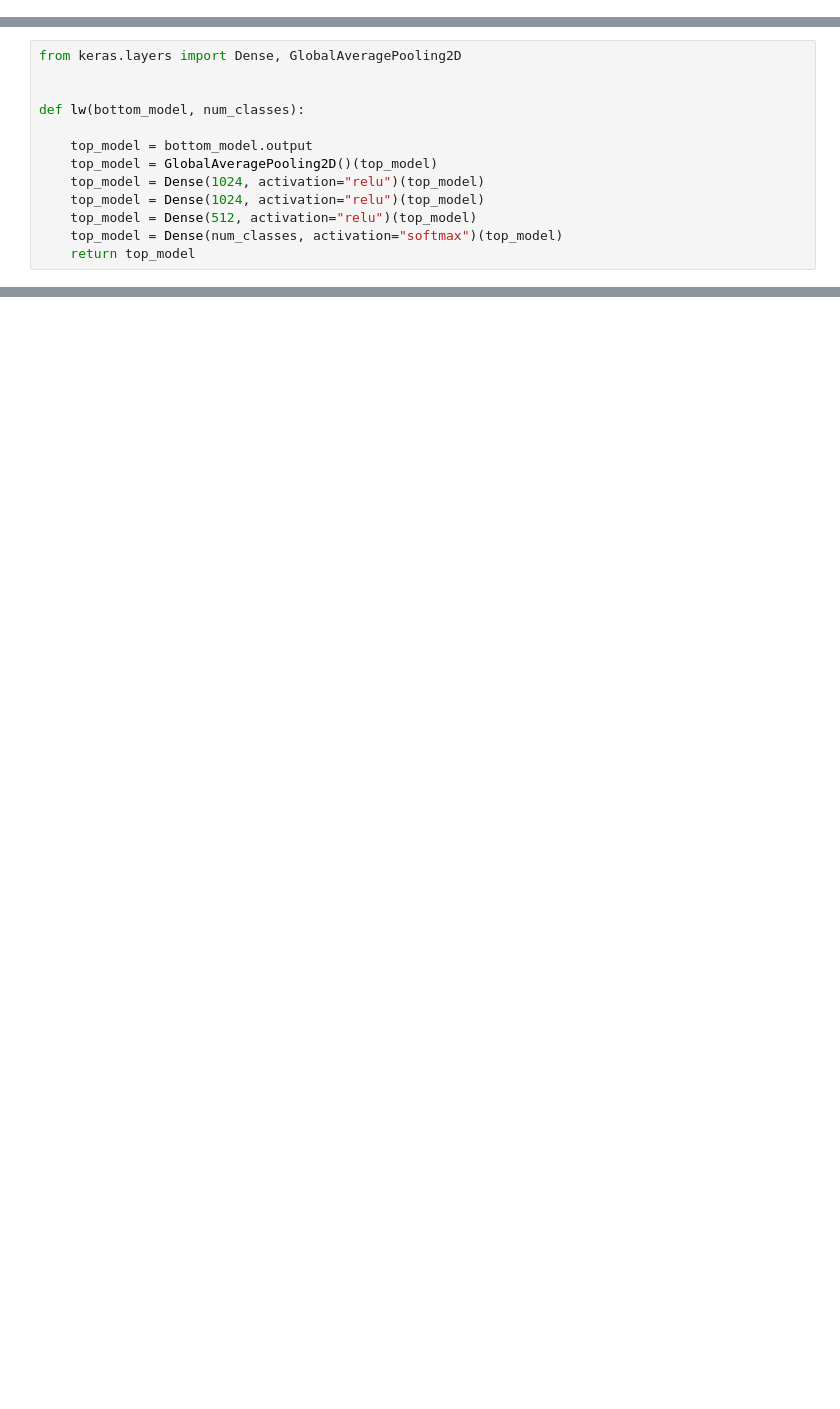
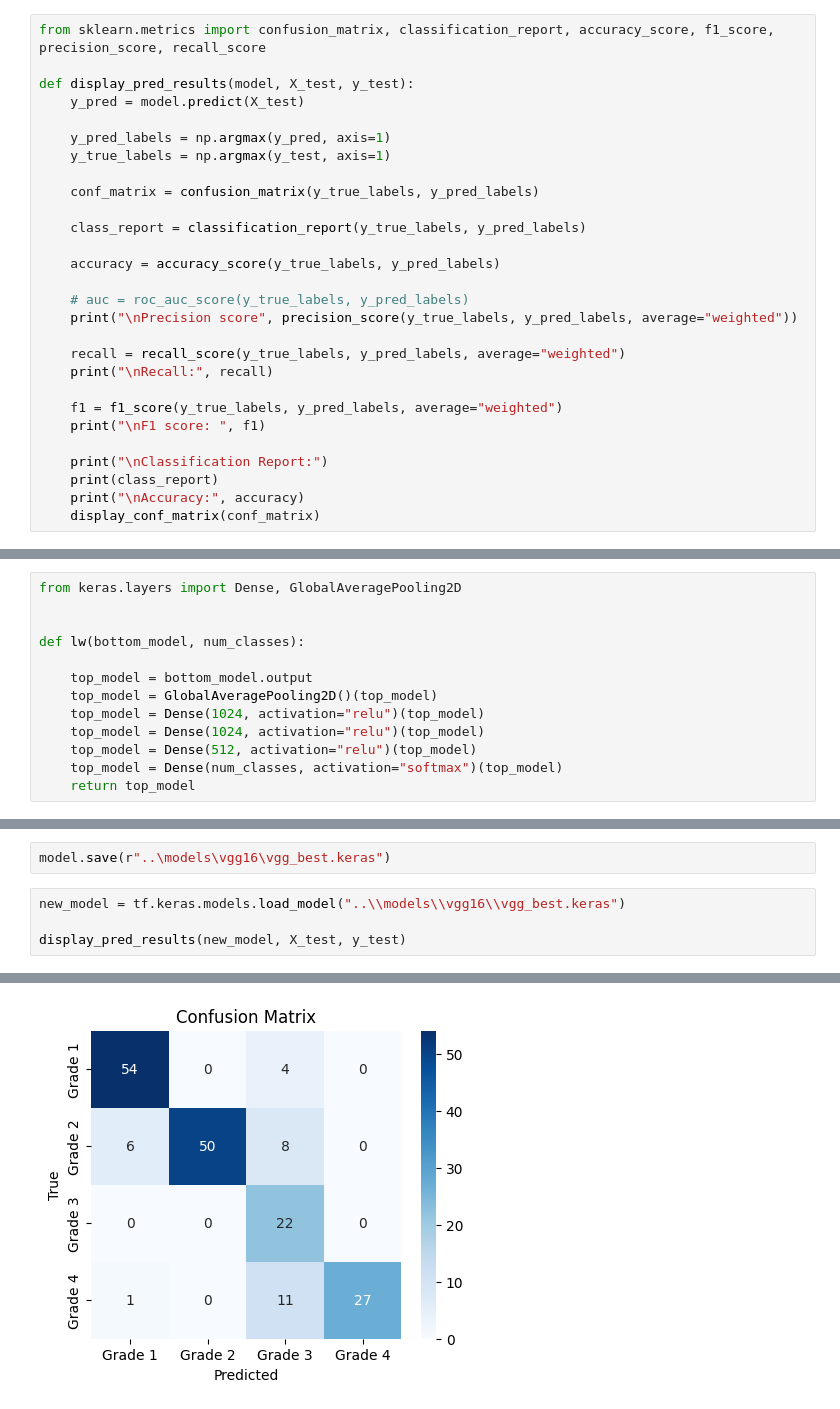
Before and after one commit to lakshmi-warrier/nafld-detection, a Jupyter notebook: us_scan_model/multiclass_vgg16.ipynb, the cells around one changed output, grey strips where cells are left out. Drawn from its saved outputs; the diff is of its cells as text; blank space fills up the shorter version.

```diff
--- a/us_scan_model/multiclass_vgg16.ipynb
+++ b/us_scan_model/multiclass_vgg16.ipynb
@@ -28,0 +47,28 @@ y = np.array(data_records['grade'])
+# %%
+from sklearn.metrics import confusion_matrix, classification_report, accuracy_score, f1_score, precision_score, recall_score
+
+def display_pred_results(model, X_test, y_test):
+    y_pred = model.predict(X_test)
+
+    y_pred_labels = np.argmax(y_pred, axis=1)
+    y_true_labels = np.argmax(y_test, axis=1)
+
+    conf_matrix = confusion_matrix(y_true_labels, y_pred_labels)
+
+    class_report = classification_report(y_true_labels, y_pred_labels)
+
+    accuracy = accuracy_score(y_true_labels, y_pred_labels)
+
+    # auc = roc_auc_score(y_true_labels, y_pred_labels)
+    print("\nPrecision score", precision_score(y_true_labels, y_pred_labels, average="weighted"))
+
+    recall = recall_score(y_true_labels, y_pred_labels, average="weighted")
+    print("\nRecall:", recall)
+
+    f1 = f1_score(y_true_labels, y_pred_labels, average="weighted")
+    print("\nF1 score: ", f1)
+
+    print("\nClassification Report:")
+    print(class_report)
+    print("\nAccuracy:", accuracy)
+    display_conf_matrix(conf_matrix)
@@ -650,0 +475,7 @@ Accuracy: 0.7454545454545455
+# %%
+model.save(r"..\models\vgg16\vgg_best.keras")
+# %%
+new_model = tf.keras.models.load_model("..\\models\\vgg16\\vgg_best.keras")
+
+display_pred_results(new_model, X_test, y_test)
+# %% [output]
@@ -650,0 +499 @@ Accuracy: 0.7454545454545455
+[figure, added]
```
Also changed, not shown: parts of 47 cells of this notebook, 10 other files.
